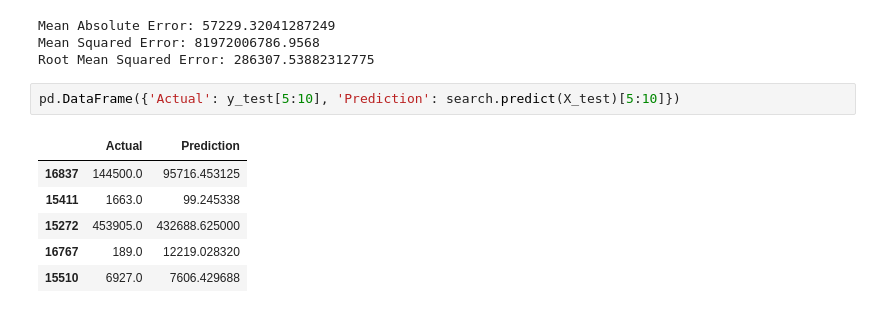
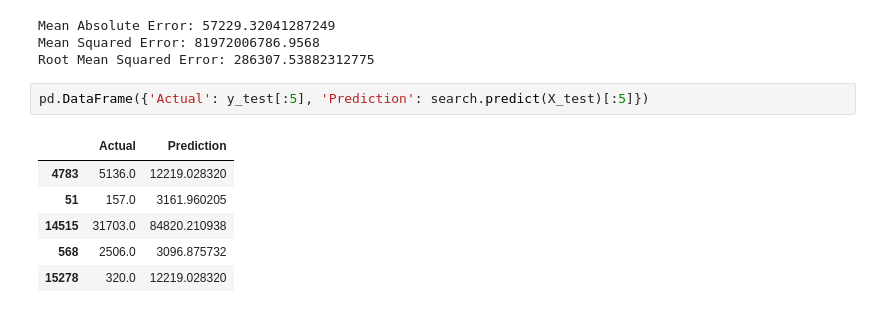
Before and after one commit to rahulnshah/food-cost-prediction, a Jupyter notebook: code.ipynb, the cells around one changed output. Drawn from its saved outputs; the diff is of its cells as text.

```diff
--- a/code.ipynb
+++ b/code.ipynb
@@ -361,11 +417,11 @@ Mean Absolute Error: 57229.32041287249
 Mean Squared Error: 81972006786.9568
 Root Mean Squared Error: 286307.53882312775
 # %%
-pd.DataFrame({'Actual': y_test[5:10], 'Prediction': search.predict(X_test)[5:10]})
+pd.DataFrame({'Actual': y_test[:5], 'Prediction': search.predict(X_test)[:5]})
 # %% [output]
 |  | Actual | Prediction |
-| 16837 | 144500.0 | 95716.453125 |
-| 15411 | 1663.0 | 99.245338 |
-| 15272 | 453905.0 | 432688.625000 |
-| 16767 | 189.0 | 12219.028320 |
-| 15510 | 6927.0 | 7606.429688 |
+| 4783 | 5136.0 | 12219.028320 |
+| 51 | 157.0 | 3161.960205 |
+| 14515 | 31703.0 | 84820.210938 |
+| 568 | 2506.0 | 3096.875732 |
+| 15278 | 320.0 | 12219.028320 |
```
Also changed, not shown: parts of 19 cells of this notebook.
